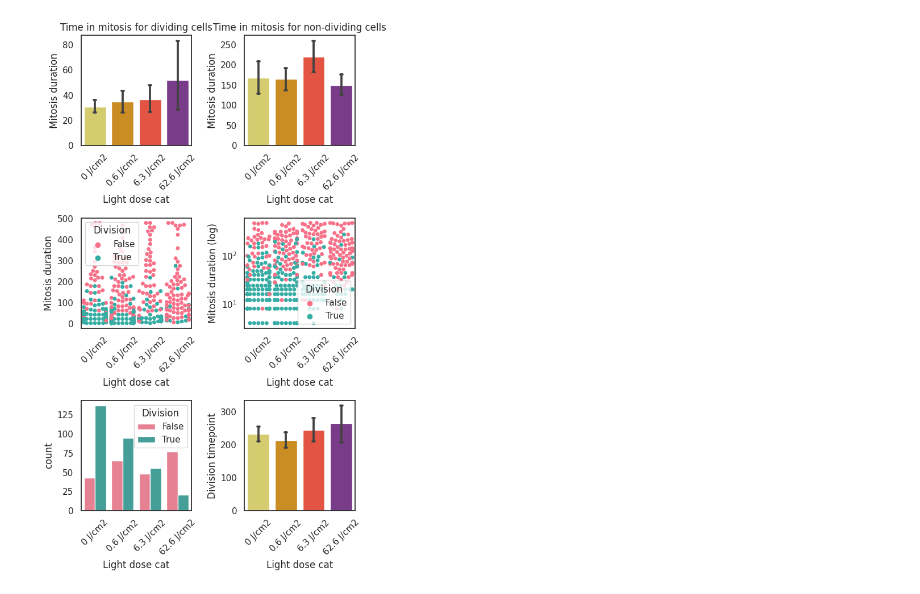
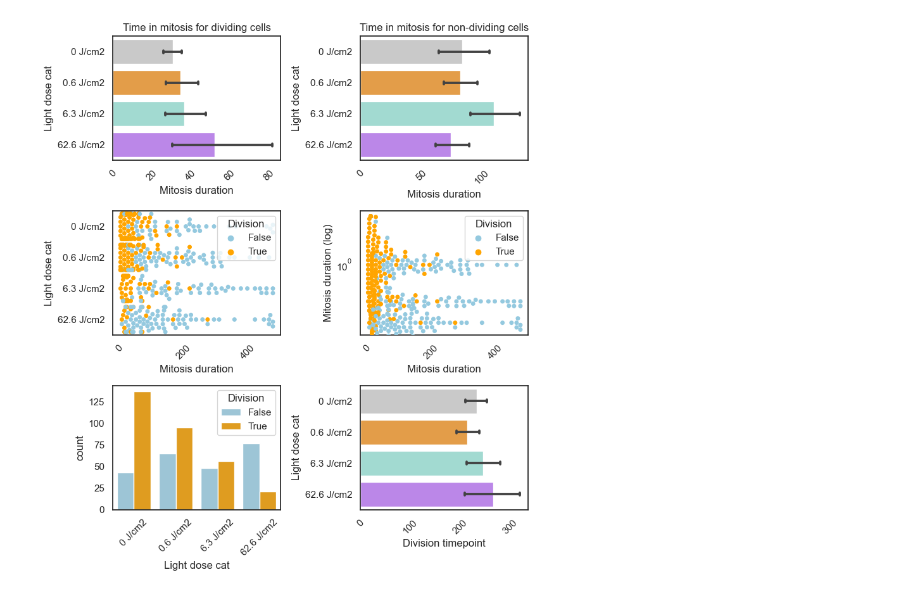
Before and after one commit to HenriquesLab/PhotoFiTT, a Jupyter notebook: notebooks/Tracking Unsync.ipynb, the cells around one changed output. Drawn from its saved outputs; the diff is of its cells as text; code cells hidden in the pictures.

Commit message:
sytox barplots

```diff
--- a/notebooks/Tracking Unsync.ipynb
+++ b/notebooks/Tracking Unsync.ipynb
@@ -1,12 +1,16 @@
 # %%
 import os
+import photofitt
 import numpy as np
 from tifffile import imread
 import pandas as pd
 import cv2
+# Avoid warnings
+import warnings
+warnings.filterwarnings('ignore')
 
 input_dir = "/media/ocb/OCB-Data2/PhotoFiTT/TRACKING-UNSYNC"
-output_dir = "/home/ocb/HardDrive_4TB/EGM/PHX/ANALYSIS/UNSYNCHRO/TRACKING"
+output_dir = "/Users/esti/Documents/PROYECTOS/PHX/DOCS/MANUSCRIPT/CODE/data/unsynchro/TRACKING"
 os.makedirs(output_dir, exist_ok=True)
 # %%
 def extract_tracking_from_file(path2file, frame_rate=1):
@@ -105,24 +116,18 @@ for f in np.unique(data["Subcategory-00"]):
 # %%
 import matplotlib.pyplot as plt
 import seaborn as sns
-import photofitt
-
-# name = f"{x}.{f}"# name we want to give to the plot
-# new_name = f"barplot_all_{name}"
+new_data = pd.read_csv(os.path.join(output_dir, "manual_mitosis_counting_categories.csv"))
 
 hue_order = ['0 J/cm2', '0.6 J/cm2', '6.3 J/cm2', '62.6 J/cm2']
-# Estimate the ligth dose
-light_power = 6.255662 # fixed power value according to our microscope
-new_data = photofitt.utils.numerical_dose(new_data, column_name="Subcategory-02", power=light_power)
-new_data = photofitt.utils.power_conversion(new_data, dose_column="Light dose", condition_col="Subcategory-02", condition_name='control-00ms')
+palette_colours = ['#C9C9C9', '#FC9F30', '#99E3D7', '#BC77F8']
 
-fig = plt.figure(figsize=(6, 10))
+fig = plt.figure(figsize=(8, 9))
 sns.set(font_scale=0.9)
 sns.set_theme(style="white")
 plt.subplot(3,2,1)
 g = sns.barplot(
-    new_data[new_data["Division"]==True],  x='Light dose cat', y="Mitosis duration",
-    palette=sns.color_palette("CMRmap_r", 5),
+    new_data[new_data["Division"]==True],  y='Light dose cat', x="Mitosis duration",
+    palette=palette_colours, orient="h",
     order=hue_order, errorbar=("ci", 95), capsize=.08
 )
 plt.tight_layout()
@@ -133,8 +138,8 @@ plt.title("Time in mitosis for dividing cells")
 #--
 plt.subplot(3,2,2)
 g = sns.barplot(
-    new_data[new_data["Division"]==False],  x='Light dose cat', y="Mitosis duration",
-    palette=sns.color_palette("CMRmap_r", 5),
+    new_data[new_data["Division"]==False],  y='Light dose cat', x="Mitosis duration",
+    palette=palette_colours, orient="h",
     order=hue_order, errorbar=("ci", 95), capsize=.08
 )
 plt.tight_layout()
@@ -144,42 +149,43 @@ plt.title("Time in mitosis for non-dividing cells")
 #--
 plt.subplot(3,2,3)
 # Draw a categorical scatterplot to show each observation
-g = sns.swarmplot(data=new_data, x='Light dose cat', y="Mitosis duration",
-                   hue="Division", palette=sns.color_palette("husl", 2), order=hue_order)
+g = sns.swarmplot(data=new_data, y='Light dose cat', x="Mitosis duration", orient="h",
+                   hue="Division", palette=['#94C9DF', '#FFA500'], order=hue_order)
 plt.tight_layout()
 loc, labels = plt.xticks()
 g.set_xticklabels(labels, rotation=45)
 
 #--
 plt.subplot(3,2,4)
 # Draw a categorical scatterplot to show each observation
-g = sns.swarmplot(data=new_data, x='Light dose cat', y="Mitosis duration",
-                   hue="Division", palette=sns.color_palette("husl", 2), order=hue_order)
+g = sns.swarmplot(data=new_data, y='Light dose cat', x="Mitosis duration", orient="h",
+                   hue="Division", palette=['#94C9DF', '#FFA500'], order=hue_order)
 plt.tight_layout()
 loc, labels = plt.xticks()
 g.set_xticklabels(labels, rotation=45)
 plt.yscale('log')
 g.set(ylabel="Mitosis duration (log)")
 #--
 plt.subplot(3,2,5)
 
 g=sns.countplot(new_data, x='Light dose cat', hue="Division",
-                palette=sns.color_palette("husl", 2), order=hue_order, )
+                palette=['#94C9DF', '#FFA500'], order=hue_order)
 plt.tight_layout()
 loc, labels = plt.xticks()
 g.set_xticklabels(labels, rotation=45)
 
+#
 plt.subplot(3,2,6)
 g = sns.barplot(
-    new_data[new_data["Division"]==True],  x='Light dose cat', y="Division timepoint",
-    palette=sns.color_palette("CMRmap_r", 5),
+    new_data[new_data["Division"]==True],  y='Light dose cat', x="Division timepoint",
+    palette=palette_colours, orient="h",
     order=hue_order, errorbar=("ci", 95), capsize=.08
 )
 plt.tight_layout()
 loc, labels = plt.xticks()
 g.set_xticklabels(labels, rotation=45)
 fig.savefig(os.path.join(output_dir, "mitoses_delays.pdf"), format="pdf", transparent=True)
 fig.savefig(os.path.join(output_dir, "mitoses_delays.png"), format="png", transparent=True)
 plt.show()
 # %% [output]
-[figure, old version]
+[figure, new version]
```
Also changed, not shown: parts of 2 cells of this notebook, 3 other files.
